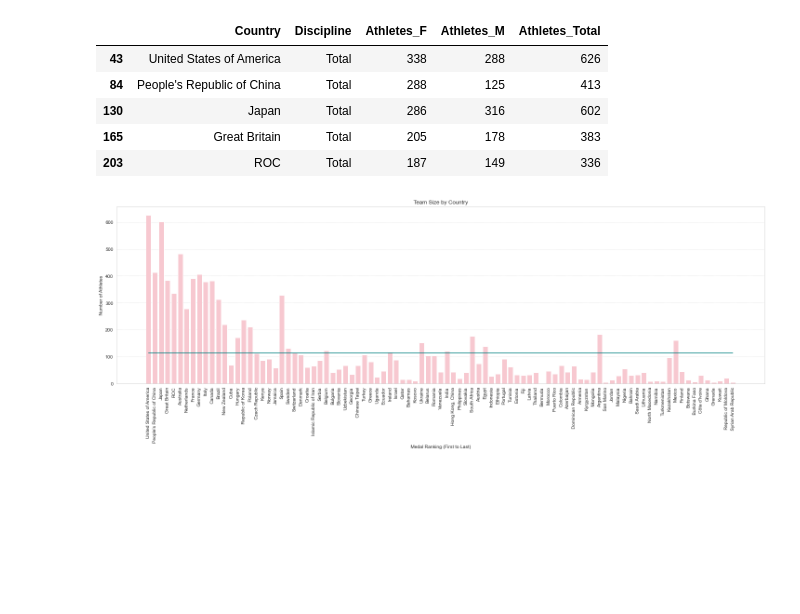
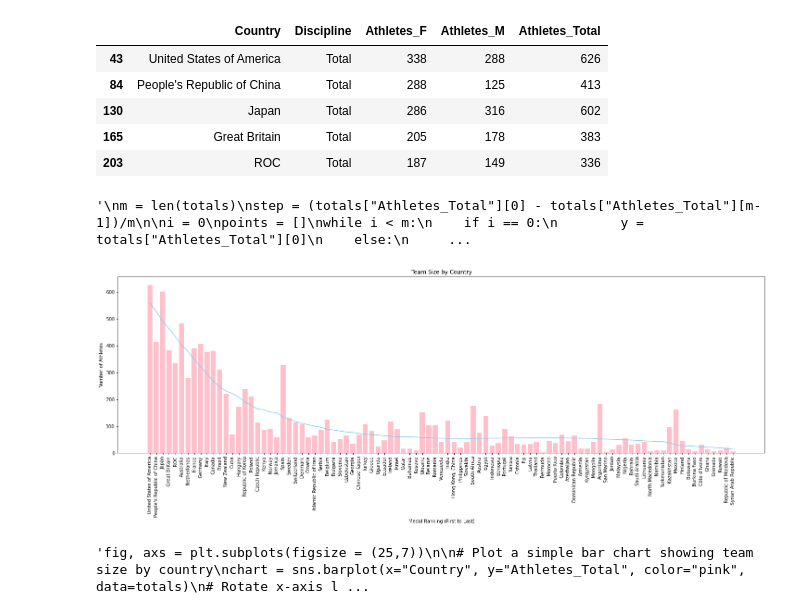
Before and after one commit to denaliazhi/INCOMPLETE-analyzing_Tokyo_Olympics, a Jupyter notebook: scraping-tokyo-olympics.ipynb, the cells around one changed output. Cells and saved outputs as stored; diff of their text form; code cells hidden in the pictures; blank space fills up the shorter version.

```diff
--- a/scraping-tokyo-olympics.ipynb
+++ b/scraping-tokyo-olympics.ipynb
@@ -119,8 +119,57 @@ totals.head()
 | 130 | Japan | Total | 286 | 316 | 602 |
 | 165 | Great Britain | Total | 205 | 178 | 383 |
 | 203 | ROC | Total | 187 | 149 | 336 |
+# %%
+fig, axs = plt.subplots(figsize = (25,7))
+
+'''
+# Plot a simple bar chart showing team size by country
+chart = sns.barplot(x="Country", y="Athletes_Total", color="pink", data=totals)
+# Rotate x-axis labels from horizontal position to improve readability
+chart.set_xticklabels(chart.get_xticklabels(), rotation=90)
+# Set plot titles
+chart.set(title='Team Size by Country', ylabel='Number of Athletes', xlabel='Medal Ranking (First to Last)')
+'''
+plt.bar(totals["Country"], totals["Athletes_Total"], color="pink")
+
+plt.xticks(rotation=90)
+plt.title("Team Size by Country")
+plt.xlabel("Medal Ranking (First to Last)")
+plt.ylabel("Number of Athletes")
+
+import numpy as np
+country = totals["index"].to_numpy()
+athletes = totals["Athletes_Total"].to_numpy()
+
+# Calculate trend line
+z = np.polyfit(country, athletes, 4)
+p = np.poly1d(z)
+
+plt.plot(totals["Country"], p(country), color="skyblue")
+
+'''
+m = len(totals)
+step = (totals["Athletes_Total"][0] - totals["Athletes_Total"][m-1])/m
+
+i = 0
+points = []
+while i < m:
+    if i == 0:
+        y = totals["Athletes_Total"][0]
+    else:
+        y = totals["Athletes_Total"][0] - step * i
+    points.append(y)
+    i = i + 1
+# Add column to dataframe
+totals_2 = totals.assign(Trend = points)
+# Plot average line
+chart = sns.lineplot(x="Country", y="Trend", color="skyblue", data=totals_2)
+'''
+# %% [output]
+'\nm = len(totals)\nstep = (totals["Athletes_Total"][0] - totals["Athletes_Total"][m-1])/m\n\ni = 0\npoints = []\nwhile i < m:\n    if i == 0:\n        y = totals["Athletes_Total"][0]\n    else:\n     ...
+[figure, added]
 # %%
-fig, axs = plt.subplots(figsize = (25,7))
+'''fig, axs = plt.subplots(figsize = (25,7))
 
 # Plot a simple bar chart showing team size by country
 chart = sns.barplot(x="Country", y="Athletes_Total", color="pink", data=totals)
@@ -129,20 +178,23 @@ chart.set_xticklabels(chart.get_xticklabels(), rotation=90)
 # Set plot titles
 chart.set(title='Team Size by Country', ylabel='Number of Athletes', xlabel='Medal Ranking (First to Last)')
 
-# Calculate average team size out of all countries
-avg = sum(totals['Athletes_Total'])/len(totals)
-# Create column with average value to be added to dataframe
+# Calculate moving average for team size among countries
+totals.reset_index(inplace=True)
 i = 0
 avg_list = []
 while i < len(totals):
+    if i == 0 or i == (len(totals) - 1):
+        avg = totals["Athletes_Total"][i]
+    else:
+        avg = (totals["Athletes_Total"][i-1] + totals["Athletes_Total"][i+1])/2
     avg_list.append(avg)
     i = i + 1
 # Add column to dataframe
 totals_2 = totals.assign(Average = avg_list)
 # Plot average line
-chart = sns.lineplot(x="Country", y="Average", color="teal", data=totals_2)
+chart = sns.lineplot(x="Country", y="Average", color="skyblue", data=totals_2)'''
 # %% [output]
-[figure, removed]
+'fig, axs = plt.subplots(figsize = (25,7))\n\n# Plot a simple bar chart showing team size by country\nchart = sns.barplot(x="Country", y="Athletes_Total", color="pink", data=totals)\n# Rotate x-axis l ...
 # %%
 fig, axs = plt.subplots(figsize = (25,7))
 axs.plot(totals['Country'], totals['Athletes_F'], marker="o", linewidth=0, color='pink')
```
Also changed, not shown: parts of 3 cells of this notebook.
